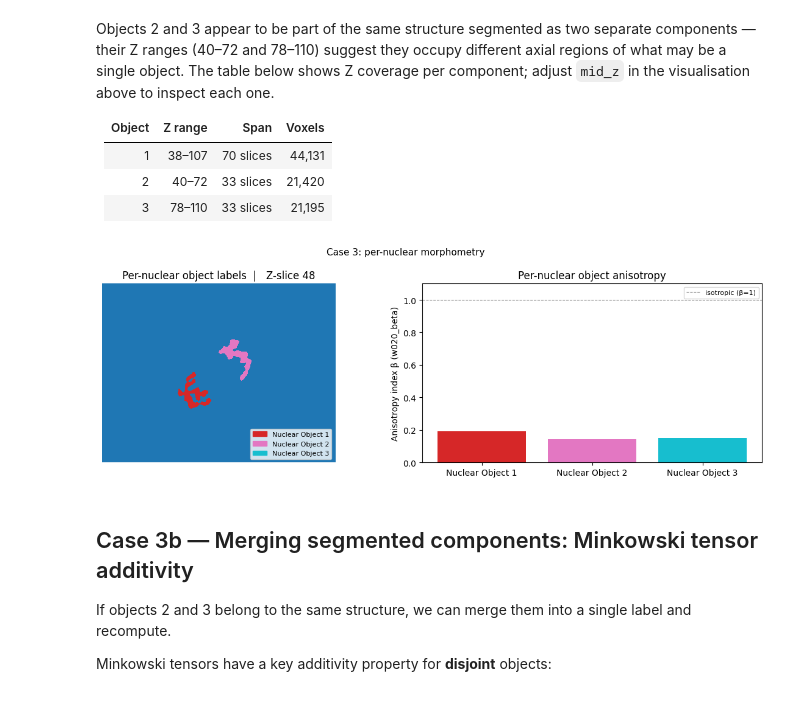
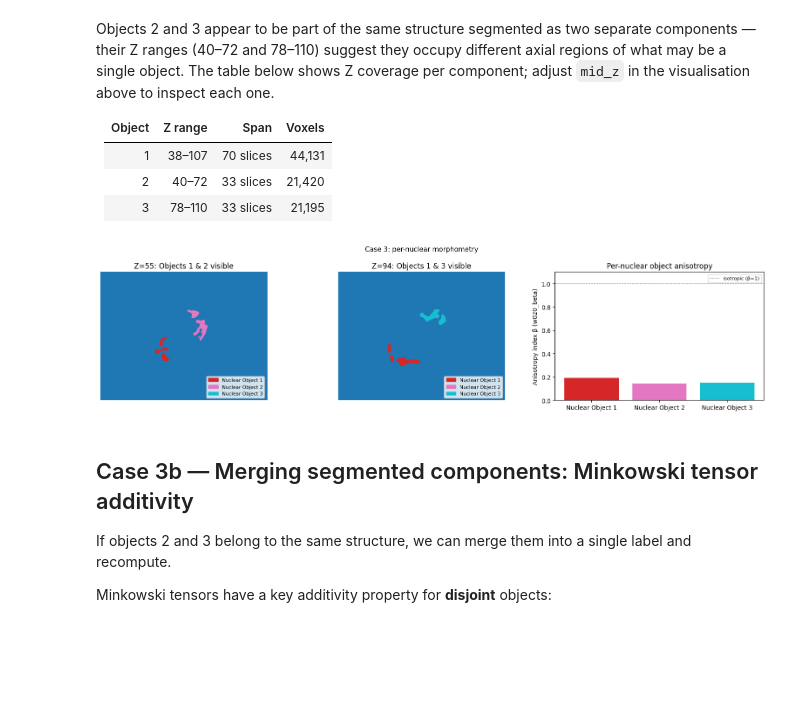
Before and after one commit to Ishihara-SynthMorph/pykarambola, a Jupyter notebook: examples/label_image_api.ipynb, the cells around one changed output. Cells and saved outputs as stored; diff of their text form; code cells hidden in the pictures; blank space fills up the shorter version.

```diff
--- a/examples/label_image_api.ipynb
+++ b/examples/label_image_api.ipynb
@@ -170,36 +170,44 @@ Objects 2 and 3 appear to be part of the same structure segmented as two separat
 | 2 | 40–72 | 33 slices | 21,420 |
 | 3 | 78–110 | 33 slices | 21,195 |
 # %%
-cmap3 = plt.cm.get_cmap('tab10', n_nuclei + 1)
-fig, axes = plt.subplots(1, 2, figsize=(12, 4))
+cmap3 = plt.colormaps['tab10'].resampled(n_nuclei + 1)
 
+# Objects 1, 2 and 3 do not all occupy the same Z-range (see table above).
+# Two slices are shown: one where Objects 1 & 2 are visible (Z=55),
+# and one where Objects 1 & 3 are visible (Z=94).
+z_obj12 = 55   # mid-Z of Object 2 (range 40-72); Object 1 also present
+z_obj13 = 94   # mid-Z of Object 3 (range 78-110); Object 1 also present
 
-# nuclear object is not in the middle slice, so you can change mid_z to a different value to visualize the objects better
-# Mid Z-slice
-axes[0].imshow(label_case3[mid_z], cmap=cmap3, vmin=0, vmax=n_nuclei, interpolation='nearest')
-axes[0].set_title(f'Per-nuclear object labels  |   Z-slice {mid_z}')
-# axes[0].imshow(label_case3[100], cmap=cmap3, vmin=0, vmax=n_nuclei, interpolation='nearest')
-# axes[0].set_title(f'Per-nuclear object labels  |   Z-slice {100}')
+fig, axes = plt.subplots(1, 3, figsize=(16, 4))
+
+axes[0].imshow(label_case3[z_obj12], cmap=cmap3, vmin=0, vmax=n_nuclei, interpolation='nearest')
+axes[0].set_title(f'Z={z_obj12}: Objects 1 & 2 visible')
 axes[0].axis('off')
+
+axes[1].imshow(label_case3[z_obj13], cmap=cmap3, vmin=0, vmax=n_nuclei, interpolation='nearest')
+axes[1].set_title(f'Z={z_obj13}: Objects 1 & 3 visible')
+axes[1].axis('off')
+
 patches3 = [mpatches.Patch(color=cmap3(i), label=f'Nuclear Object {i}') for i in range(1, n_nuclei + 1)]
-axes[0].legend(handles=patches3, loc='lower right', fontsize=8)
+for ax in axes[:2]:
+    ax.legend(handles=patches3, loc='lower right', fontsize=8)
 
 # Anisotropy bar chart
-labels = [f'Nuclear Object {i}' for i in sorted(results_case3)]
-betas  = [results_case3[i]['w020_beta'] for i in sorted(results_case3)]
-colors = [cmap3(i) for i in sorted(results_case3)]
-axes[1].bar(labels, betas, color=colors)
-axes[1].axhline(1.0, color='grey', linestyle='--', linewidth=0.8, label='isotropic (β=1)')
-axes[1].set_ylabel('Anisotropy index β (w020_beta)')
-axes[1].set_ylim(0, 1.1)
-axes[1].set_title('Per-nuclear object anisotropy')
-axes[1].legend(fontsize=8)
+labels_bar = [f'Nuclear Object {i}' for i in sorted(results_case3)]
+betas      = [results_case3[i]['w020_beta'] for i in sorted(results_case3)]
+colors     = [cmap3(i) for i in sorted(results_case3)]
+axes[2].bar(labels_bar, betas, color=colors)
+axes[2].axhline(1.0, color='grey', linestyle='--', linewidth=0.8, label='isotropic (β=1)')
+axes[2].set_ylabel('Anisotropy index β (w020_beta)')
+axes[2].set_ylim(0, 1.1)
+axes[2].set_title('Per-nuclear object anisotropy')
+axes[2].legend(fontsize=8)
 
 plt.suptitle('Case 3: per-nuclear morphometry', fontsize=11)
 plt.tight_layout()
 plt.show()
 # %% [output]
-[figure, old version]
+[figure, new version]
 # %% [markdown]
 ## Case 3b — Merging segmented components: Minkowski tensor additivity
 
```
Also changed, not shown: parts of 1 cell of this notebook, 1 other file.
